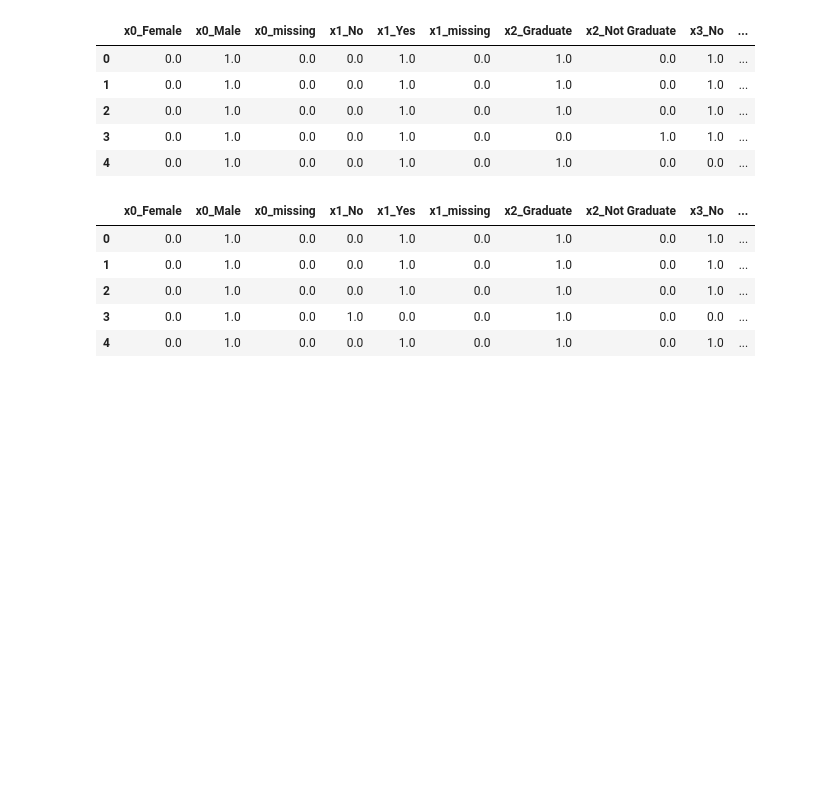
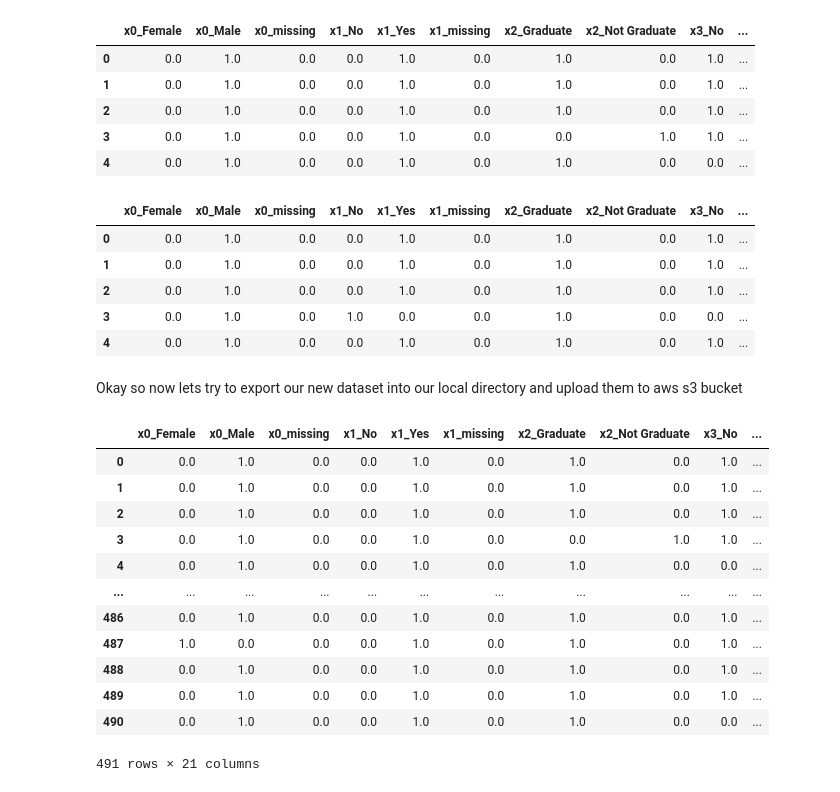
Before and after one commit to cloudwithdeb/aws-sagemaker, a Jupyter notebook: users/bright/notebooks/main.ipynb, the cells around one changed output. Saved outputs shown, nothing was run; the diff lists cells and outputs as text; code cells hidden in the pictures; blank space fills up the shorter version.

```diff
--- a/users/bright/notebooks/main.ipynb
+++ b/users/bright/notebooks/main.ipynb
@@ -31,9 +31,9 @@ If we get an accuracy score, f1 score, recall score, a good precision score betw
 * Save and deploy model
 # %%
 # Setup Environment Variables
-DATA_LAKE = "datalake-us-east-1-867666079941"
-DATABASE_NAME = "database-us-east-1-867666079941"
-DATA_WAREHOUSE = "datawarehouse-us-east-1-867666079941"
+DATA_LAKE = "custom-dl-us-east-2-867666079941"
+DATABASE_NAME = "custom-db-us-east-2-867666079941"
+DATA_WAREHOUSE = "custom-dw-us-east-2-867666079941"
 DEFUALT_DATASET_PATH_IN_S3="raw-dataset/loan-prediction.csv"
 # %%
 #Import Core Libries
@@ -730,3 +731,8 @@ xtest.head()
 | 2 | 0.0 | 1.0 | 0.0 | 0.0 | 1.0 | 0.0 | 1.0 | 0.0 | 1.0 | ... |
 | 3 | 0.0 | 1.0 | 0.0 | 1.0 | 0.0 | 0.0 | 1.0 | 0.0 | 0.0 | ... |
 | 4 | 0.0 | 1.0 | 0.0 | 0.0 | 1.0 | 0.0 | 1.0 | 0.0 | 1.0 | ... |
+# %% [markdown]
+Okay so now lets try to export our new dataset into our local directory and upload them to aws s3 bucket
+# %%
+xtrain["Loan_Status"] = new_y_train
+xtest["Loan_Status"] = new_y_test
@@ -732,0 +743,16 @@ xtest.head()
+# %%
+xtrain
+# %% [output]
+|  | x0_Female | x0_Male | x0_missing | x1_No | x1_Yes | x1_missing | x2_Graduate | x2_Not Graduate | x3_No | ... |
+| 0 | 0.0 | 1.0 | 0.0 | 0.0 | 1.0 | 0.0 | 1.0 | 0.0 | 1.0 | ... |
+| 1 | 0.0 | 1.0 | 0.0 | 0.0 | 1.0 | 0.0 | 1.0 | 0.0 | 1.0 | ... |
+| 2 | 0.0 | 1.0 | 0.0 | 0.0 | 1.0 | 0.0 | 1.0 | 0.0 | 1.0 | ... |
+| 3 | 0.0 | 1.0 | 0.0 | 0.0 | 1.0 | 0.0 | 0.0 | 1.0 | 1.0 | ... |
+| 4 | 0.0 | 1.0 | 0.0 | 0.0 | 1.0 | 0.0 | 1.0 | 0.0 | 0.0 | ... |
+| ... | ... | ... | ... | ... | ... | ... | ... | ... | ... | ... |
+| 486 | 0.0 | 1.0 | 0.0 | 0.0 | 1.0 | 0.0 | 1.0 | 0.0 | 1.0 | ... |
+| 487 | 1.0 | 0.0 | 0.0 | 0.0 | 1.0 | 0.0 | 1.0 | 0.0 | 1.0 | ... |
+| 488 | 0.0 | 1.0 | 0.0 | 0.0 | 1.0 | 0.0 | 1.0 | 0.0 | 1.0 | ... |
+| 489 | 0.0 | 1.0 | 0.0 | 0.0 | 1.0 | 0.0 | 1.0 | 0.0 | 1.0 | ... |
+| 490 | 0.0 | 1.0 | 0.0 | 0.0 | 1.0 | 0.0 | 1.0 | 0.0 | 0.0 | ... |
+491 rows × 21 columns
```
Also changed, not shown: parts of 11 cells of this notebook, 4 other files.
